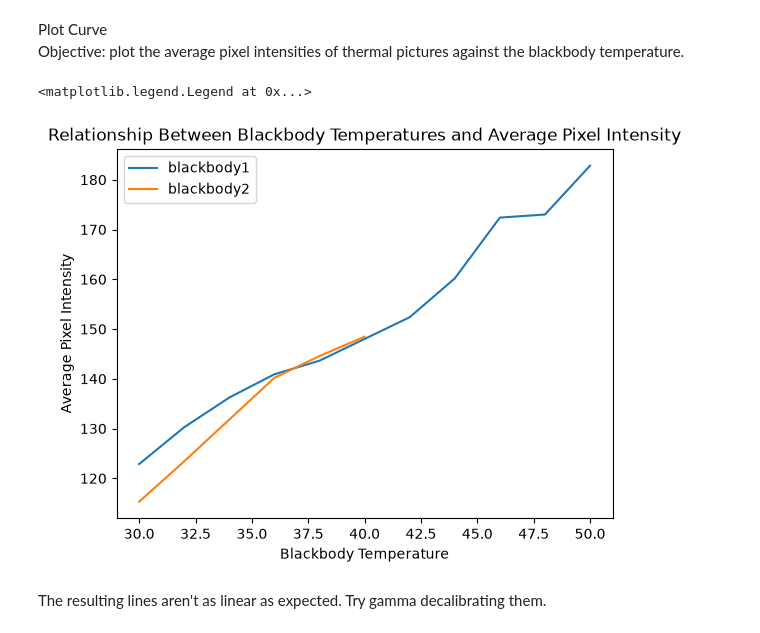
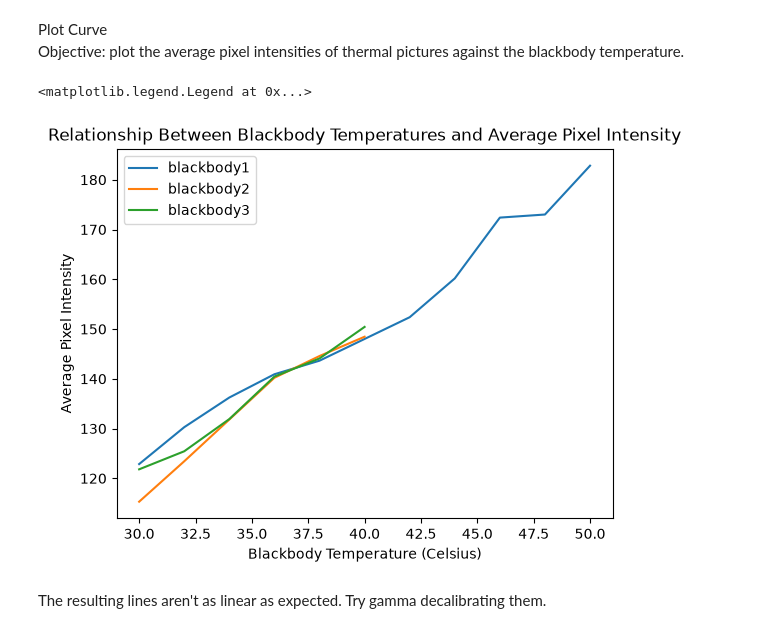
Before and after one commit to justinvmito/ANAFI_Calibration, a Jupyter notebook: plot_curve.ipynb, the cells around one changed output. Saved outputs shown, nothing was run; the diff lists cells and outputs as text; code cells hidden in the pictures.

```diff
--- a/plot_curve.ipynb
+++ b/plot_curve.ipynb
@@ -20,27 +20,28 @@ def readImage(image_path) :
     avg_intensity = image.mean()                     # Get average pixel intensity across image
     return (avg_intensity)
 # %%
-blackbodies = ['blackbody1', 'blackbody2']
+blackbodies = ['blackbody1', 'blackbody2', 'blackbody3']
+labels = ['Indigovision', 'ICI', 'ICI Retake']
 fig, ax = plt.subplots()
 for blackbody in blackbodies:
     datapoints = np.empty((0, 2))
     path = data_path + "/" + blackbody
     for file in os.listdir(path):
         if file.endswith('.JPG'):                               # The ANAFI's thermal images are in .jpg format
             file = os.path.splitext(file)[0]
             x = file.partition('C')[0]                          # Get the temperature part of the filename
             x = float(x[:-1] + '.' + x[-1:])                    # Convert to float representation
             y = readImage('%s/%s.jpg' % (path,file))            # Get the image's avg pixel intensity
             datapoints = np.vstack([datapoints, np.array([x, y])])    # Add the (temperature, avg intensity) tuple to the array of plot points
     ax.plot(datapoints[:, 0], datapoints[:, 1], label = blackbody)
 
 ax.set_title('Relationship Between Blackbody Temperatures and Average Pixel Intensity')
 ax.set_xlabel('Blackbody Temperature (Celsius)')
 ax.set_ylabel('Average Pixel Intensity')
 ax.legend()
 # %% [output]
 <matplotlib.legend.Legend at 0x...>
-[figure, old version]
+[figure, new version]
 # %% [markdown]
 The resulting lines aren't as linear as expected. Try gamma decalibrating them.
 # %%
```
Also changed, not shown: parts of 6 cells of this notebook, 2 other files.
